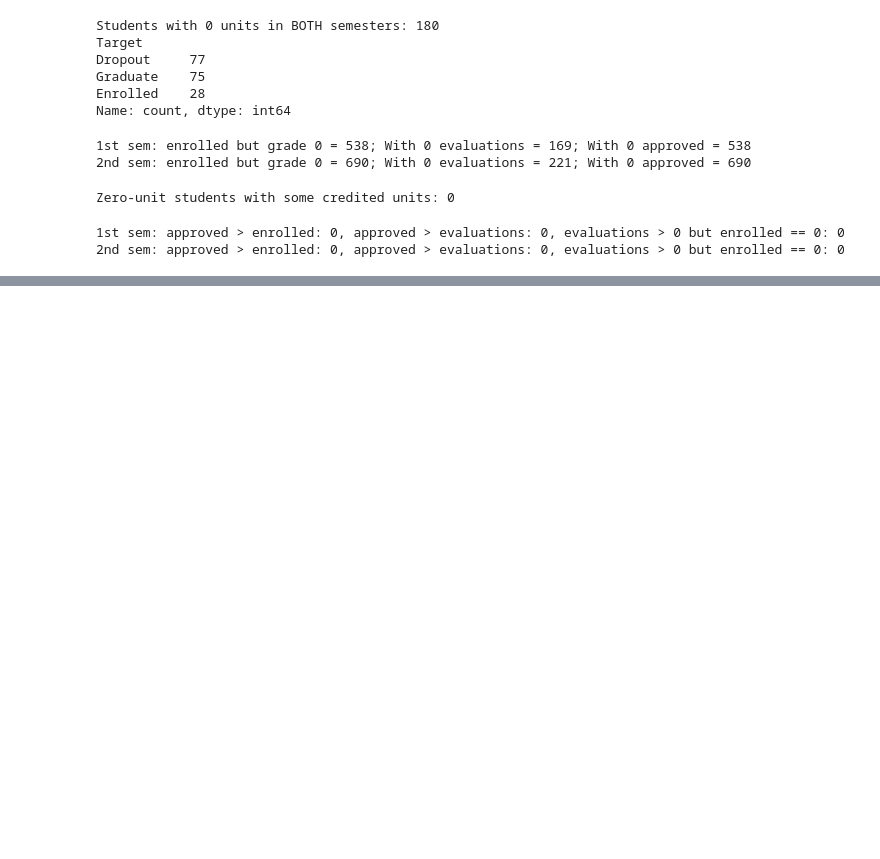
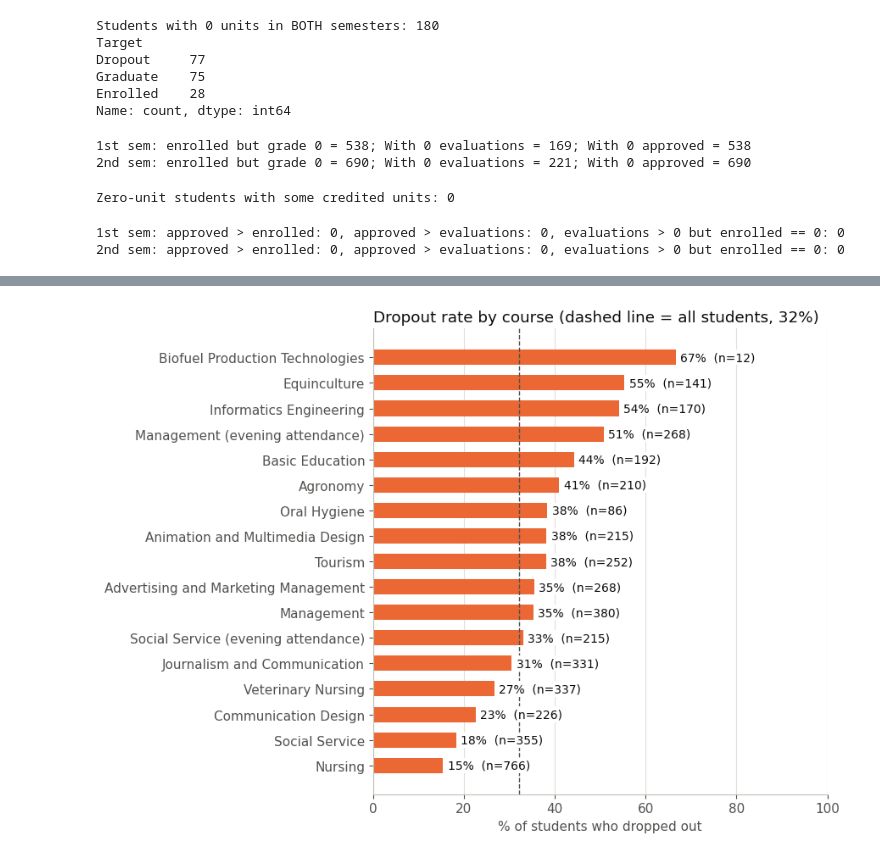
Before and after one commit to madeeha-noor/Student-Success-Early-Warning, a Jupyter notebook: notebooks/02_data_quality_eda.ipynb, the cells around one changed output, grey strips where cells are left out. Drawn from its saved outputs; the diff is of its cells as text; code cells hidden in the pictures; blank space fills up the shorter version.

```diff
--- a/notebooks/02_data_quality_eda.ipynb
+++ b/notebooks/02_data_quality_eda.ipynb
@@ -116,0 +293,25 @@ for sem in ["1st", "2nd"]:
+# %%
+overall = (dfe['Target'] == 'Dropout').mean() * 100
+
+g = (dfe.groupby('Course')['Target']
+        .agg(n='size', rate=lambda s: (s == 'Dropout').mean() * 100)
+        .sort_values('rate', ascending=False))
+
+fig, ax = plt.subplots(figsize=(9, 6.5))
+ax.barh(g.index, g['rate'], color=COLORS['Dropout'], height=0.6)
+ax.invert_yaxis()
+for i, (course, row) in enumerate(g.iterrows()):
+    ax.text(row['rate'] + 1, i, f"{row['rate']:.0f}%  (n={int(row['n']):,})",
+            va='center', color=INK, fontsize=10,
+            bbox=dict(facecolor='white', edgecolor='none', pad=1.5), zorder=3)
+ax.axvline(overall, color=MUTED, linestyle='--', linewidth=1)
+ax.set_xlim(0, 100)
+ax.set_xlabel('% of students who dropped out')
+ax.set_title(f"Dropout rate by course (dashed line = all students, {overall:.0f}%)",
+             loc='left', color=INK)
+ax.grid(axis='x', color=GRID)
+ax.set_axisbelow(True)
+plt.tight_layout()
+plt.show()
+# %% [output]
+[figure, added]
```
Also changed, not shown: parts of 16 cells of this notebook.
